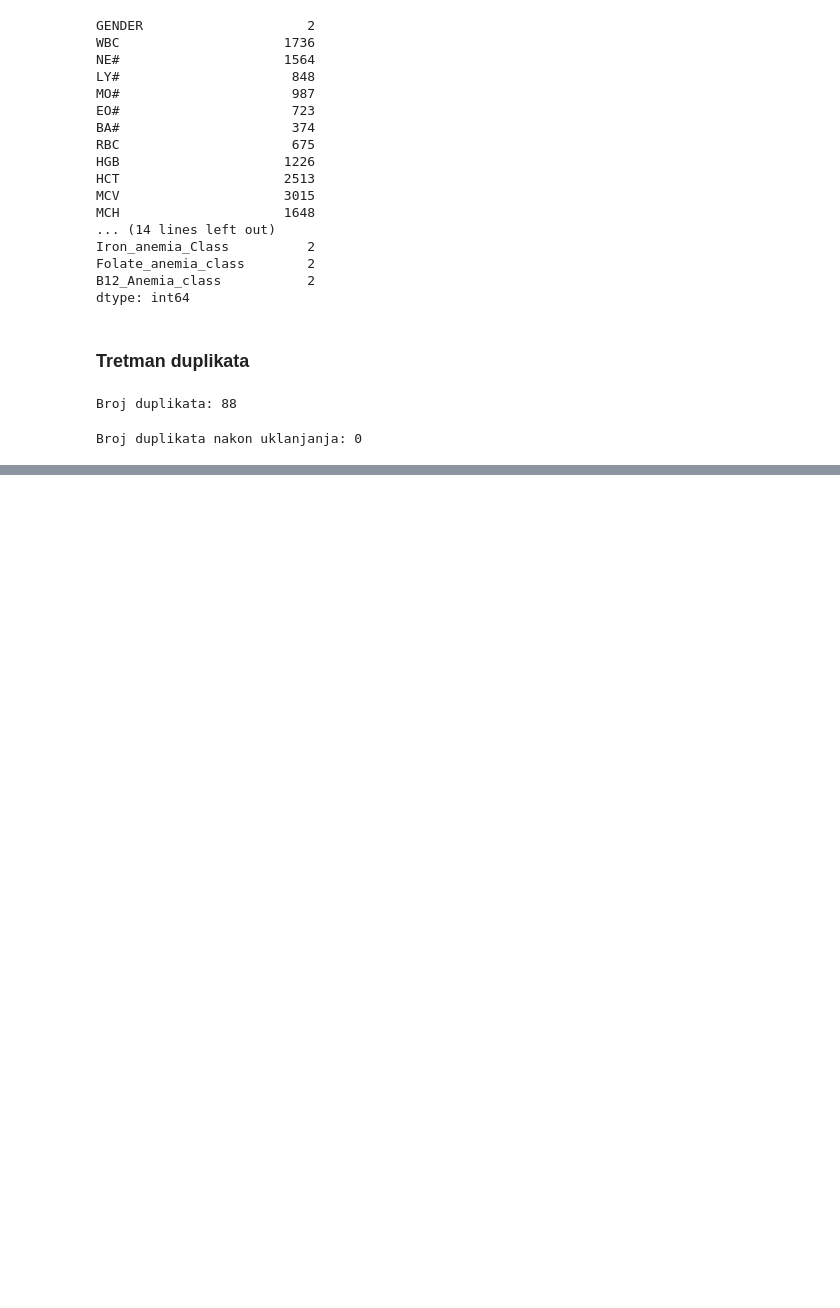
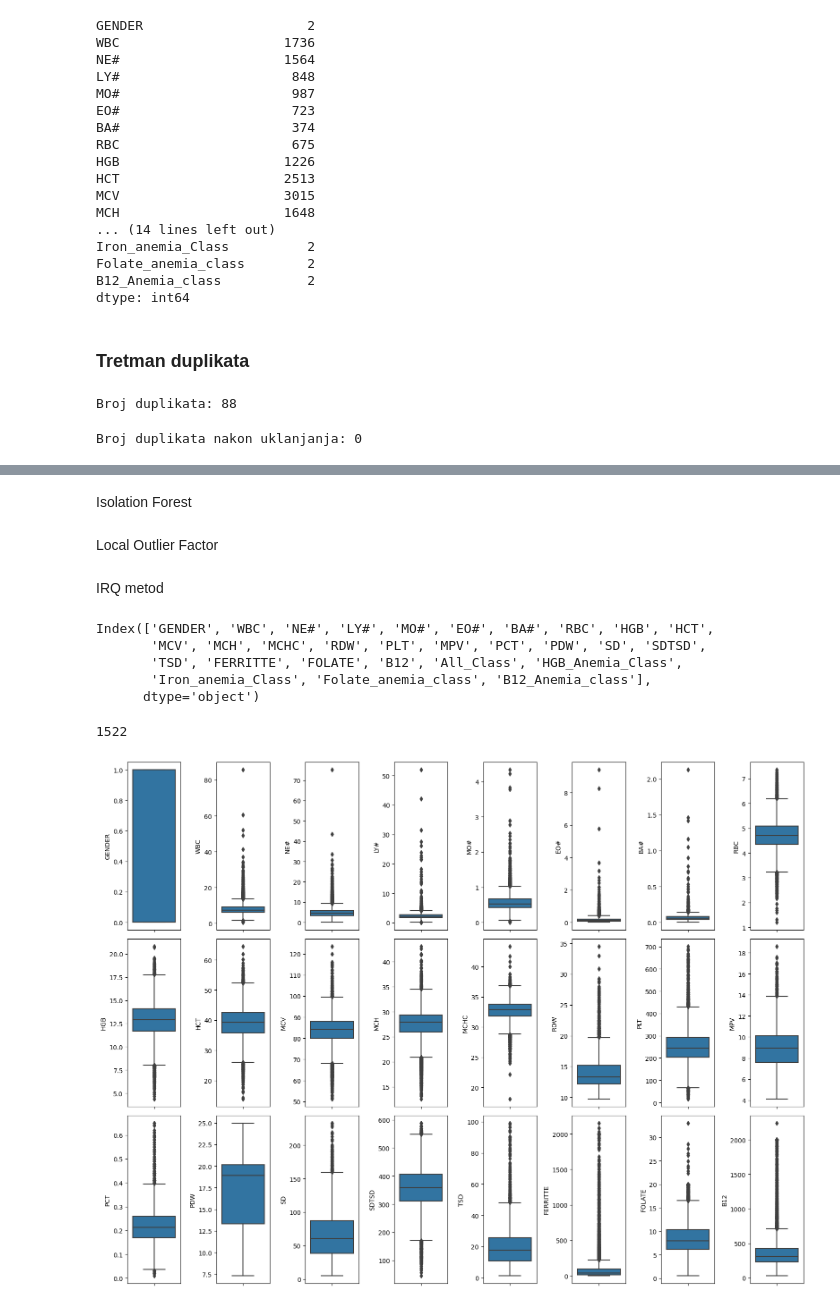
Before and after one commit to TeodoraSekulic/MASINSKO-projekat3, a Jupyter notebook: p3.ipynb, the cells around one changed output, grey strips where cells are left out. Drawn from its saved outputs; the diff is of its cells as text; code cells hidden in the pictures; blank space fills up the shorter version.

```diff
--- a/p3.ipynb
+++ b/p3.ipynb
@@ -100,0 +203,2 @@ Broj duplikata nakon uklanjanja: 0
+# %% [markdown]
+Isolation Forest
@@ -100,0 +218,54 @@ Broj duplikata nakon uklanjanja: 0
+# %% [markdown]
+Local Outlier Factor
+# %%
+from sklearn.neighbors import LocalOutlierFactor
+
+def remove_outliers_lof(df, contamination=0.1):
+    features = [col for col in df.columns if col != 'Class']
+    model = LocalOutlierFactor(n_neighbors=20, contamination=contamination)
+    outliers = model.fit_predict(df[features])
+    df['Outlier'] = outliers
+    df_cleaned = df[df['Outlier'] == 1].drop(columns=['Outlier'])
+    num_outliers_removed = len(df) - len(df_cleaned)
+    print(num_outliers_removed)
+    return df_cleaned
+# %% [markdown]
+IRQ metod
+# %%
+def handle_outliers(df , column_name):
+  Q1 = df[column_name].quantile(0.25)
+  Q3 = df[column_name].quantile(0.75)
+  IQR = Q3 - Q1
+
+  Upper = Q3 + IQR * 1.5
+  lower = Q1 - IQR * 1.5
+
+  new_df = df[ (df[column_name] > lower) & (df[column_name] < Upper) ]
+
+  return new_df
+
+df.columns
+# %% [output]
+Index(['GENDER', 'WBC', 'NE#', 'LY#', 'MO#', 'EO#', 'BA#', 'RBC', 'HGB', 'HCT',
+       'MCV', 'MCH', 'MCHC', 'RDW', 'PLT', 'MPV', 'PCT', 'PDW', 'SD', 'SDTSD',
+       'TSD', 'FERRITTE', 'FOLATE', 'B12', 'All_Class', 'HGB_Anemia_Class',
+       'Iron_anemia_Class', 'Folate_anemia_class', 'B12_Anemia_class'],
+      dtype='object')
+# %%
+df=remove_outliers_lof(df)
+# %% [output]
+1522
+# %%
+numerical_columns = df.select_dtypes(include=['number']).iloc[:, :-5].columns
+
+fig, axes = plt.subplots(3, 8, figsize=(16, 12))
+
+for i, column in enumerate(numerical_columns):
+    row = i // 8
+    col = i % 8
+    sns.boxplot(y=df[column], ax=axes[row, col])
+
+plt.tight_layout()
+plt.show()
+# %% [output]
+[figure, added]
```
Also changed, not shown: parts of 39 cells of this notebook.
